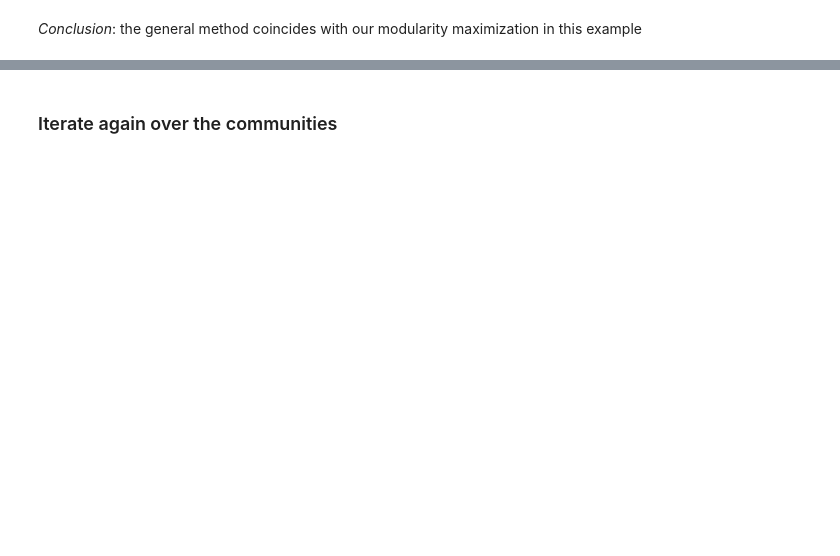
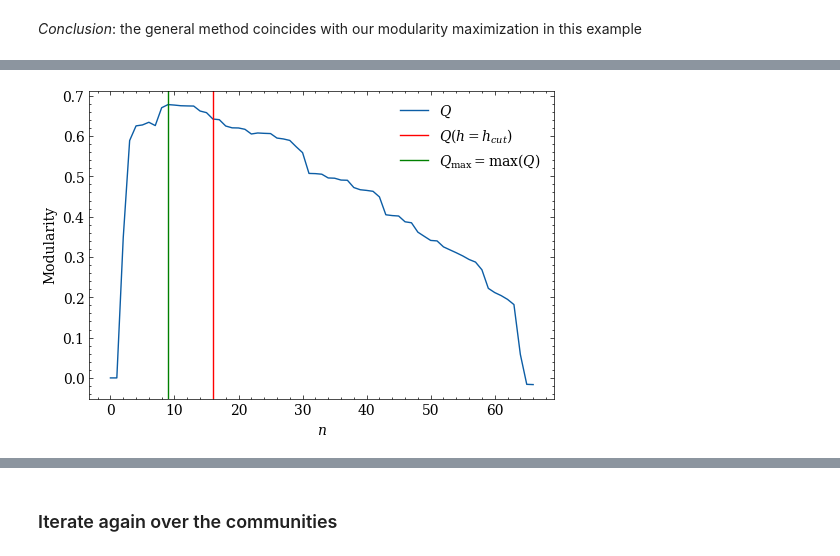
Before and after one commit to LaComarca-Lab/HyperGraph-Communities, a Jupyter notebook: CollaborationNetwork.ipynb, the cells around one changed output, grey strips where cells are left out. Drawn from its saved outputs; the diff is of its cells as text; code cells hidden in the pictures; blank space fills up the shorter version.

Commit message:
Collaboration and toy model refined

```diff
--- a/CollaborationNetwork.ipynb
+++ b/CollaborationNetwork.ipynb
@@ -188,4 +176,20 @@ Number of communities maximizing the modularity is: 10,
 with modularity: 0.6779792723843422
+# %%
+plt.figure(figsize=(6,4))
+#plt.title("Modularity score vs Number of communities")
+plt.plot(range(len(H.nodes)), Modularity, label='$Q$')
+#plt.grid()
+plt.axvline(Num_communities, color='r', label='$ Q(h=h_{cut}) $ ')
+plt.axvline(index_max, color='g', label='$ Q_{\max}=\max(Q) $ ')
+
+plt.ylabel('Modularity')
+plt.xlabel('$ n $')
+
+plt.legend()
+
+plt.savefig('Figures/modularity_collab.svg')
+# %% [output]
+[figure, new version]
 # %%
 communities_dict = communities(H, derivative, method, n_clusters=index_max)
 
```
Also changed, not shown: parts of 16 cells of this notebook, 8 other files.
